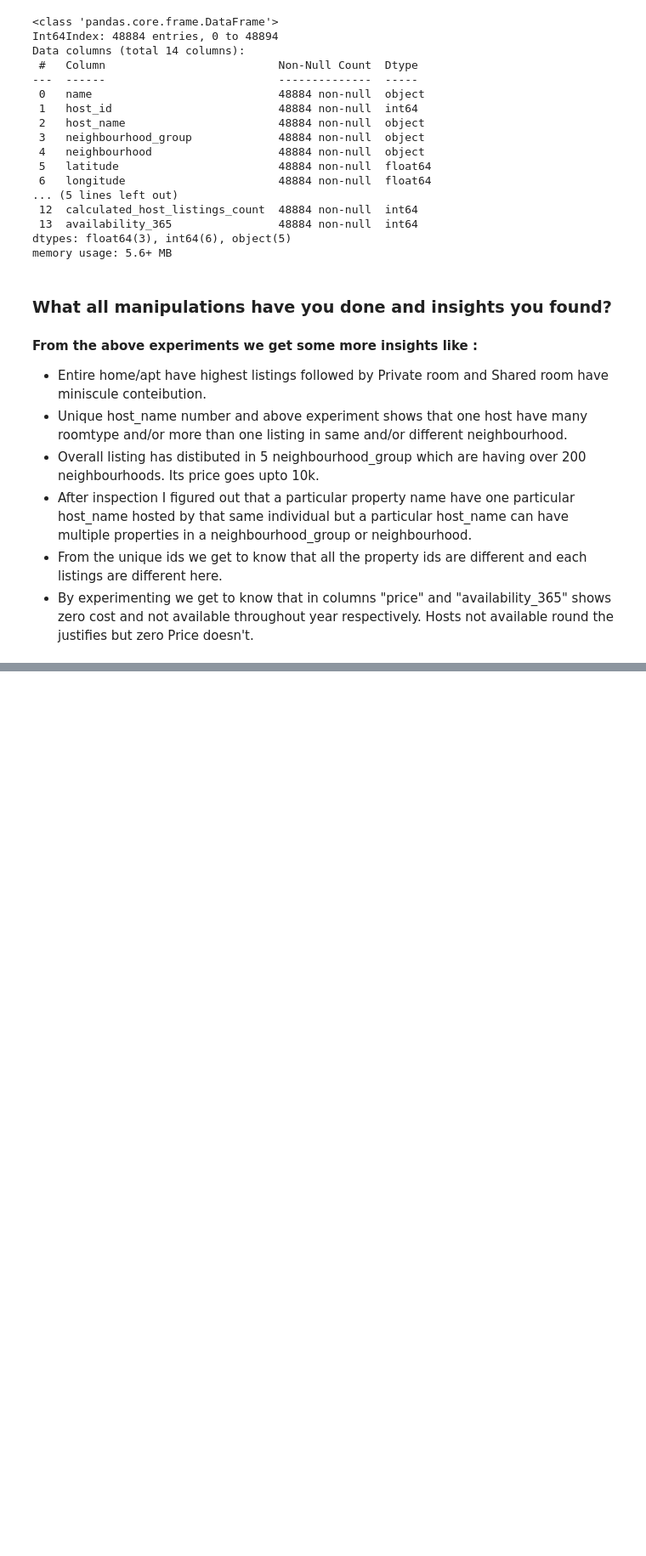
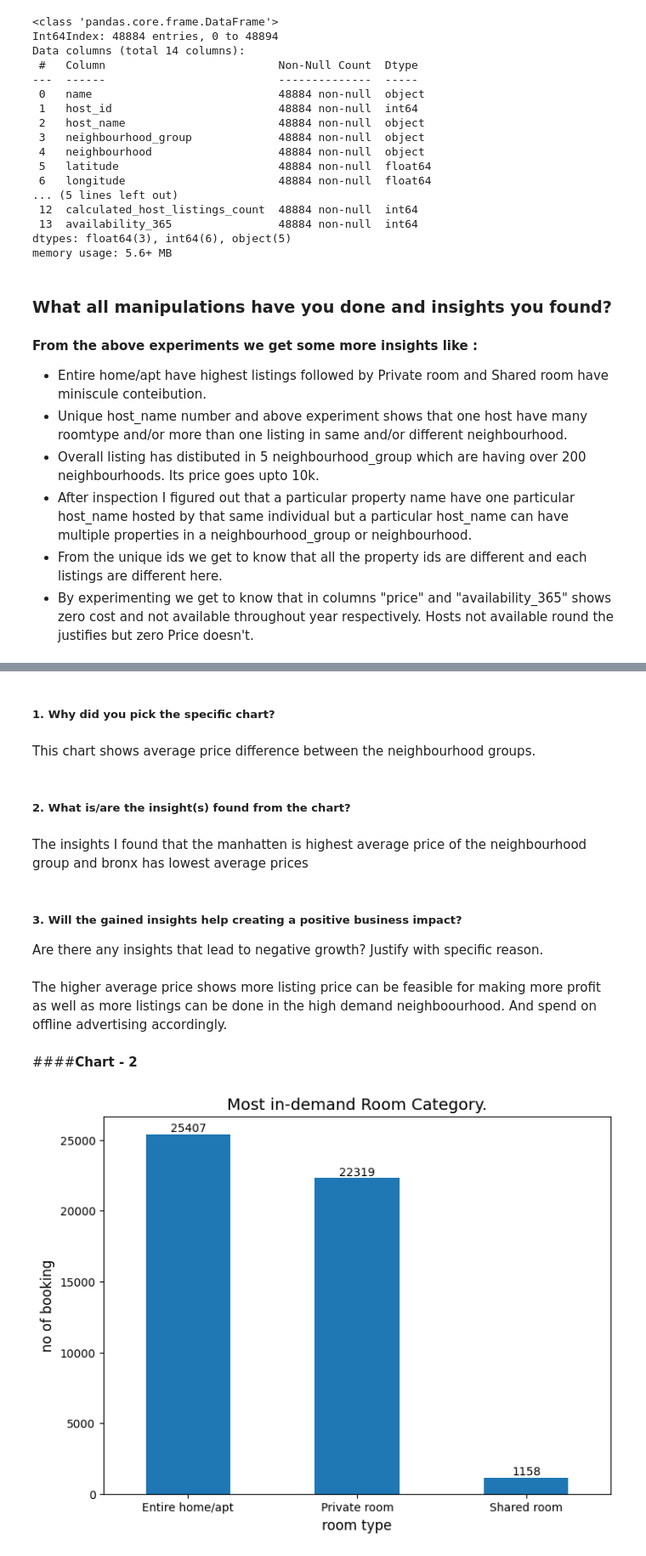
Before and after one commit to shubhpjoshi/EDA_Airbnb_project, a Jupyter notebook: SJ_|_EDA_project_airbnb_booking_analysis.ipynb, the cells around one changed output, grey strips where cells are left out. Shown at 85% size. Drawn from its saved outputs; the diff is of its cells as text; code cells hidden in the pictures; blank space fills up the shorter version.

```diff
--- a/SJ_|_EDA_project_airbnb_booking_analysis.ipynb
+++ b/SJ_|_EDA_project_airbnb_booking_analysis.ipynb
@@ -371,0 +403,28 @@ memory usage: 5.6+ MB
+# %% [markdown]
+##### 1. Why did you pick the specific chart?
+# %% [markdown]
+This chart shows average price difference between the neighbourhood groups.
+# %% [markdown]
+##### 2. What is/are the insight(s) found from the chart?
+# %% [markdown]
+The insights I found that the manhatten is highest average price of the neighbourhood group and bronx has lowest average prices
+# %% [markdown]
+##### 3. Will the gained insights help creating a positive business impact?
+Are there any insights that lead to negative growth? Justify with specific reason.
+# %% [markdown]
+The higher average price shows more listing price can be feasible for making more profit as well as more listings can be done in the high demand neighboourhood. And spend on offline advertising accordingly.
+# %% [markdown]
+####**Chart - 2**
+# %%
+# chart 2 - Visulization code for finding most demanded room type
+
+most_damand_room = airbnb_df.groupby(['room_type'])["host_id"].count()
+b = most_damand_room.plot.bar(figsize = (8,6), fontsize = 10)
+b.bar_label(b.containers[0])
+b.set_xlabel("room type", fontsize = 12)
+b.set_ylabel("no of booking", fontsize = 12)
+b.set_title("Most in-demand Room Category.", fontsize=14)
+plt.xticks(rotation = 360)
+plt.show()
+# %% [output]
+[figure, added]
```
Also changed, not shown: parts of 87 cells of this notebook.
